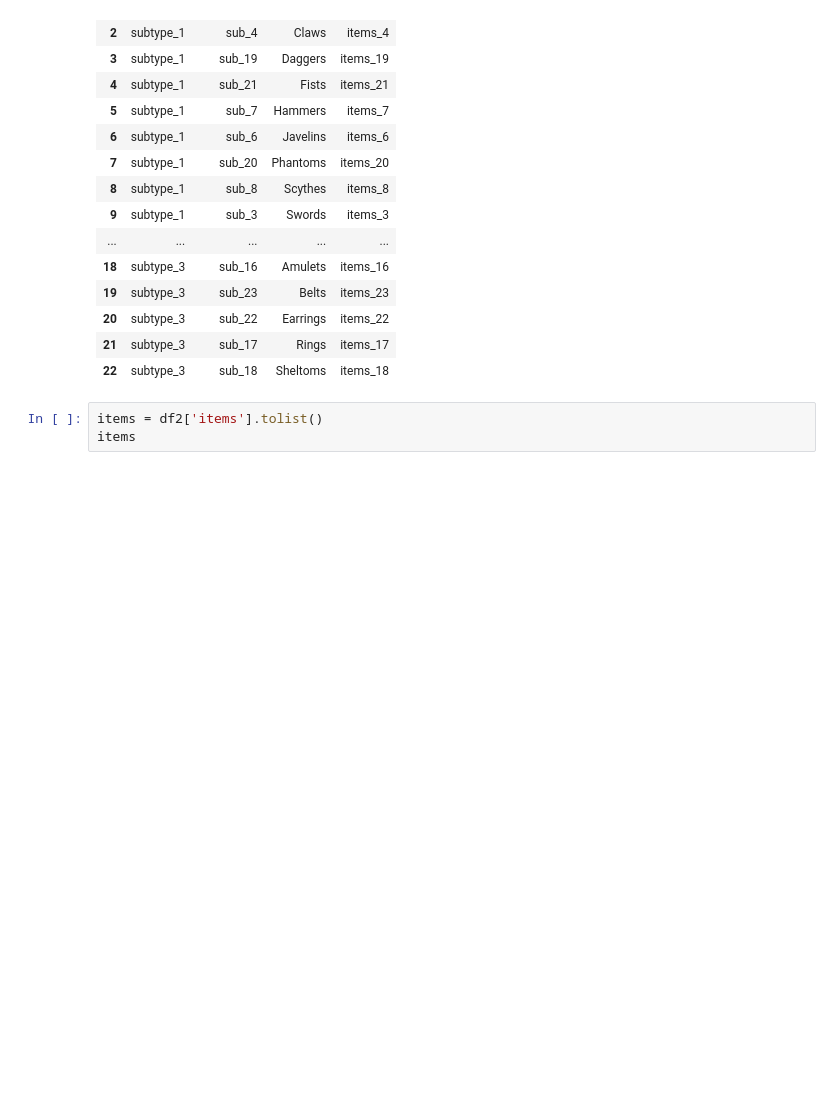
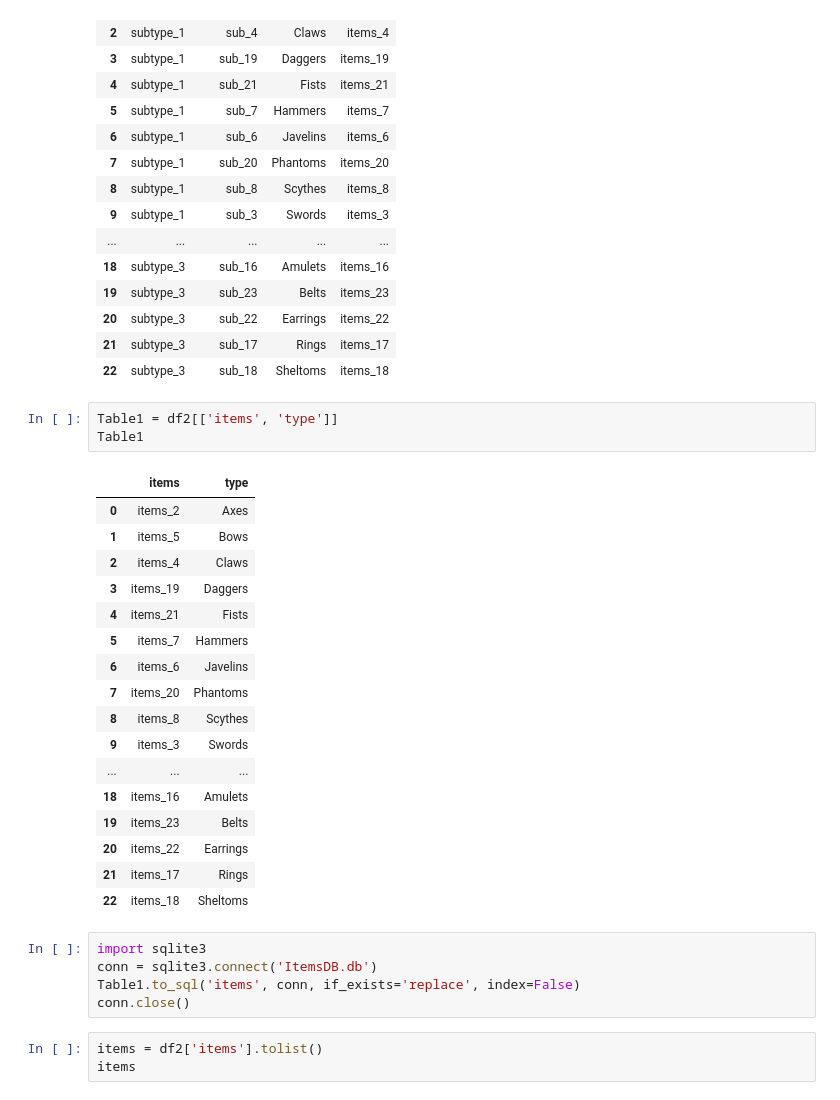
Before and after one commit to Arancium98/Items, a Jupyter notebook: Scrapper.ipynb, the cells around one changed output. Drawn from its saved outputs; the diff is of its cells as text; blank space fills up the shorter version.

```diff
--- a/Scrapper.ipynb
+++ b/Scrapper.ipynb
@@ -61,6 +61,32 @@ df2
 | 20 | subtype_3 | sub_22 | Earrings | items_22 |
 | 21 | subtype_3 | sub_17 | Rings | items_17 |
 | 22 | subtype_3 | sub_18 | Sheltoms | items_18 |
+# %%
+Table1 = df2[['items', 'type']]
+Table1
+# %% [output]
+|  | items | type |
+| 0 | items_2 | Axes |
+| 1 | items_5 | Bows |
+| 2 | items_4 | Claws |
+| 3 | items_19 | Daggers |
+| 4 | items_21 | Fists |
+| 5 | items_7 | Hammers |
+| 6 | items_6 | Javelins |
+| 7 | items_20 | Phantoms |
+| 8 | items_8 | Scythes |
+| 9 | items_3 | Swords |
+| ... | ... | ... |
+| 18 | items_16 | Amulets |
+| 19 | items_23 | Belts |
+| 20 | items_22 | Earrings |
+| 21 | items_17 | Rings |
+| 22 | items_18 | Sheltoms |
+# %%
+import sqlite3
+conn = sqlite3.connect('ItemsDB.db')
+Table1.to_sql('items', conn, if_exists='replace', index=False)
+conn.close()
 # %%
 items = df2['items'].tolist()
 items
```
Also changed, not shown: parts of 12 cells of this notebook.
